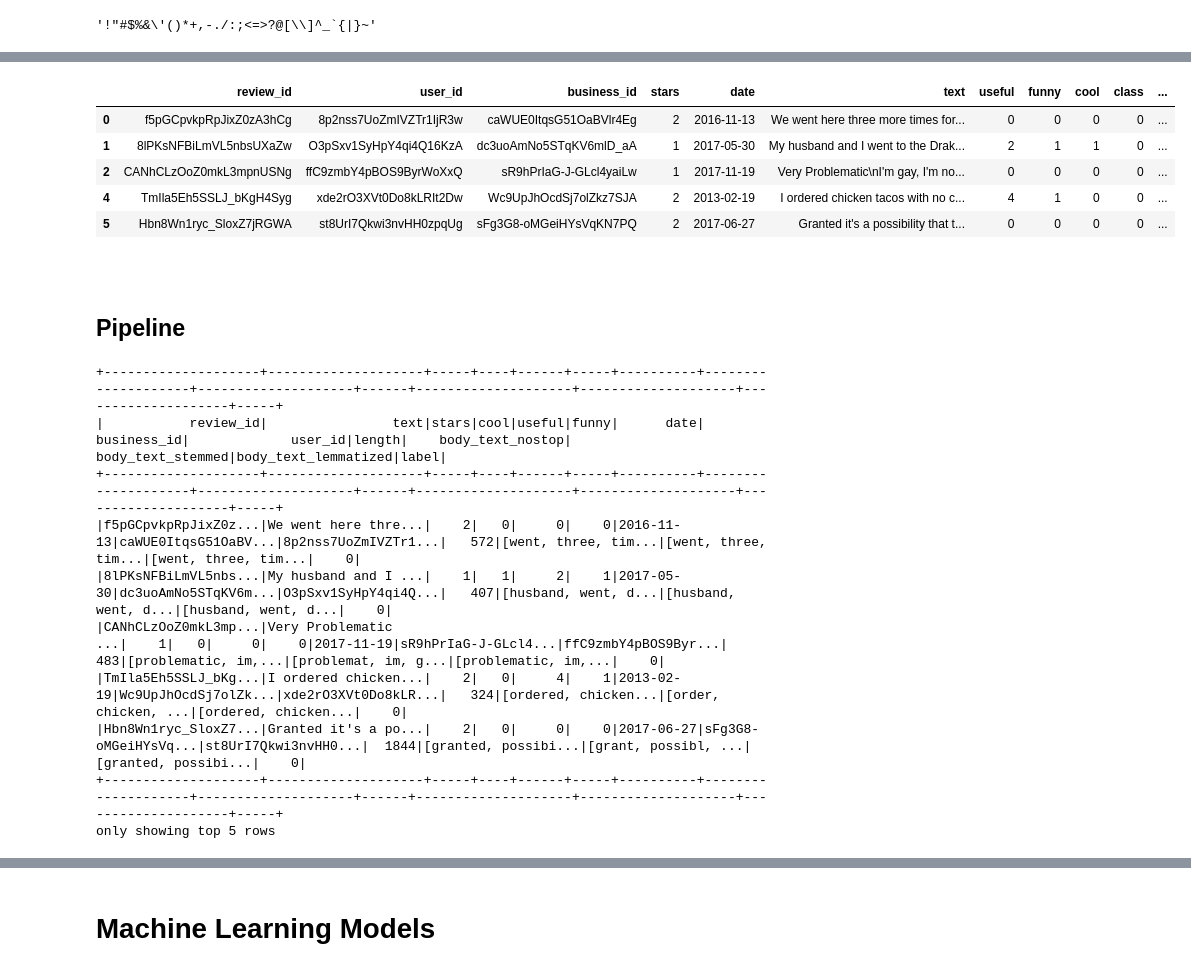
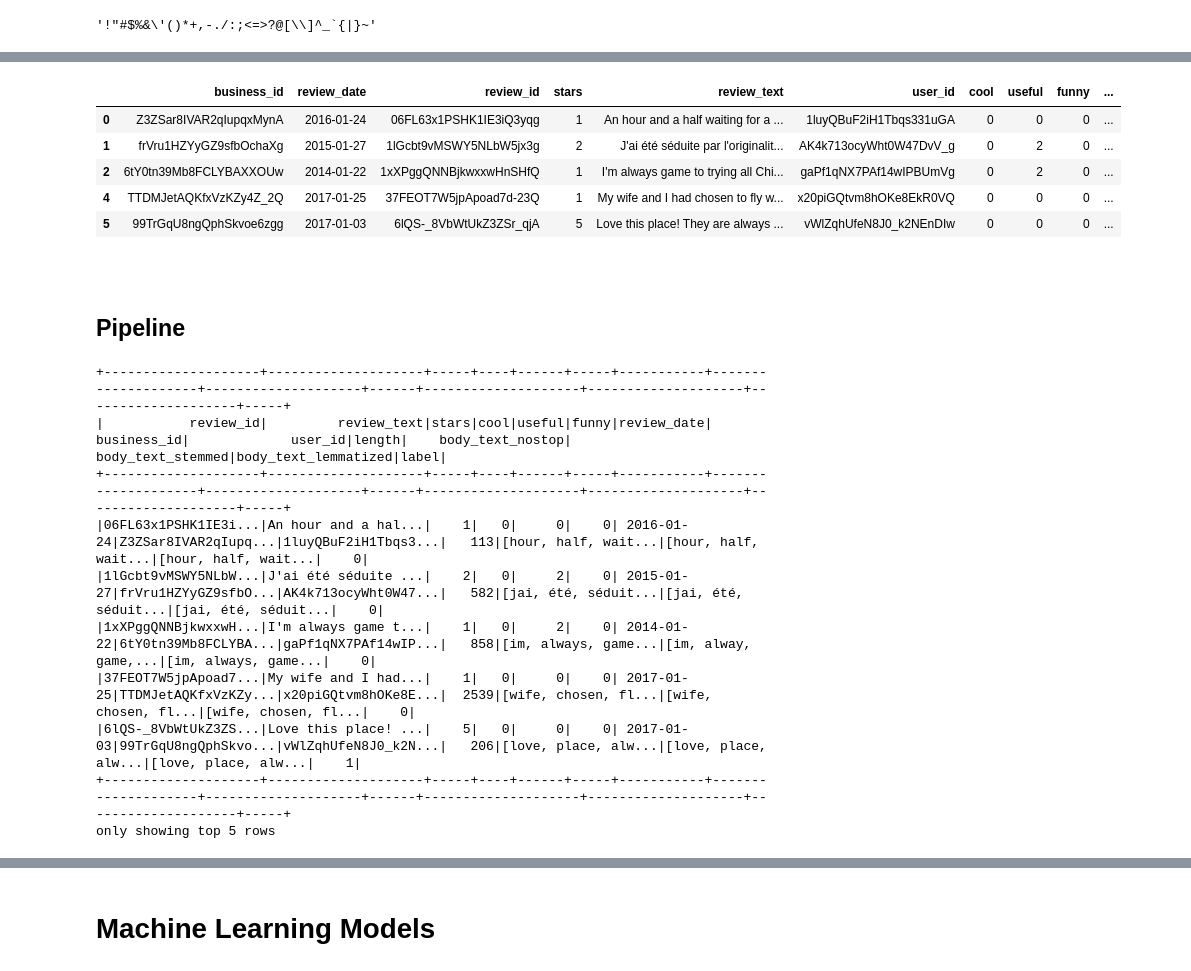
Before and after one commit to karenbennis/Xy, a Jupyter notebook: ml_model_binary_classification.ipynb, the cells around one changed output, grey strips where cells are left out. Saved outputs shown, nothing was run; the diff lists cells and outputs as text; code cells hidden in the pictures.

```diff
--- a/ml_model_binary_classification.ipynb
+++ b/ml_model_binary_classification.ipynb
@@ -94,0 +147,4 @@ pandas_df.head()
+# %%
+# Join review_df2 and user_df2
+review_df2 = review_df2.join(user_df2, on="review_id", how="inner")
+review_df2.show(5)
@@ -94,0 +162,6 @@ pandas_df.head()
+# %%
+# Create DF with selected columns
+
+col_list = ['business_id', 'review_date', 'review_id', 'stars', 'review_text', 'user_id', 'cool', 'useful', 'funny']
+df = review_df2.select(col_list)
+df.show(5)
@@ -94,0 +179,6 @@ pandas_df.head()
+# %%
+import pandas as pd
+
+# Convert df to a pandas df
+pandas_df = df.select('*').toPandas()
+pandas_df.head()
@@ -141,7 +238,7 @@ def remove_punct(text):
   text_nopunct = ''.join([char for char in text if char not in string.punctuation])
   return text_nopunct
 
-pandas_df['body_text_clean'] = pandas_df['text'].apply(lambda x: remove_punct(x))
+pandas_df['body_text_clean'] = pandas_df['review_text'].apply(lambda x: remove_punct(x))
 
 pandas_df.head()
 # %% [output]
@@ -251,14 +348,14 @@ pandas_df.head()
 # %%
 # Add a length column to dataset
-pandas_df['length'] = pandas_df['text'].apply(len)
+pandas_df['length'] = pandas_df['review_text'].apply(len)
 pandas_df.head()
 # %% [output]
-|  | review_id | user_id | business_id | stars | date | text | useful | funny | cool | class | ... |
-| 0 | f5pGCpvkpRpJixZ0zA3hCg | 8p2nss7UoZmIVZTr1IjR3w | caWUE0ItqsG51OaBVlr4Eg | 2 | 2016-11-13 | We went here three more times for... | 0 | 0 | 0 | 0 | ... |
-| 1 | 8lPKsNFBiLmVL5nbsUXaZw | O3pSxv1SyHpY4qi4Q16KzA | dc3uoAmNo5STqKV6mlD_aA | 1 | 2017-05-30 | My husband and I went to the Drak... | 2 | 1 | 1 | 0 | ... |
-| 2 | CANhCLzOoZ0mkL3mpnUSNg | ffC9zmbY4pBOS9ByrWoXxQ | sR9hPrIaG-J-GLcl4yaiLw | 1 | 2017-11-19 | Very Problematic\nI'm gay, I'm no... | 0 | 0 | 0 | 0 | ... |
-| 4 | TmIla5Eh5SSLJ_bKgH4Syg | xde2rO3XVt0Do8kLRIt2Dw | Wc9UpJhOcdSj7olZkz7SJA | 2 | 2013-02-19 | I ordered chicken tacos with no c... | 4 | 1 | 0 | 0 | ... |
-| 5 | Hbn8Wn1ryc_SloxZ7jRGWA | st8UrI7Qkwi3nvHH0zpqUg | sFg3G8-oMGeiHYsVqKN7PQ | 2 | 2017-06-27 | Granted it's a possibility that t... | 0 | 0 | 0 | 0 | ... |
+|  | business_id | review_date | review_id | stars | review_text | user_id | cool | useful | funny | ... |
+| 0 | Z3ZSar8IVAR2qIupqxMynA | 2016-01-24 | 06FL63x1PSHK1IE3iQ3yqg | 1 | An hour and a half waiting for a ... | 1luyQBuF2iH1Tbqs331uGA | 0 | 0 | 0 | ... |
+| 1 | frVru1HZYyGZ9sfbOchaXg | 2015-01-27 | 1lGcbt9vMSWY5NLbW5jx3g | 2 | J'ai été séduite par l'originalit... | AK4k713ocyWht0W47DvV_g | 0 | 2 | 0 | ... |
+| 2 | 6tY0tn39Mb8FCLYBAXXOUw | 2014-01-22 | 1xXPggQNNBjkwxxwHnSHfQ | 1 | I'm always game to trying all Chi... | gaPf1qNX7PAf14wIPBUmVg | 0 | 2 | 0 | ... |
+| 4 | TTDMJetAQKfxVzKZy4Z_2Q | 2017-01-25 | 37FEOT7W5jpApoad7d-23Q | 1 | My wife and I had chosen to fly w... | x20piGQtvm8hOKe8EkR0VQ | 0 | 0 | 0 | ... |
+| 5 | 99TrGqU8ngQphSkvoe6zgg | 2017-01-03 | 6lQS-_8VbWtUkZ3ZSr_qjA | 5 | Love this place! They are always ... | vWlZqhUfeN8J0_k2NEnDIw | 0 | 0 | 0 | ... |
 # %% [markdown]
 ## <br></br>**Pipeline**<br></br>
 # %%
@@ -266,22 +363,21 @@ pandas_df.head()
 pandas_df_copy = pandas_df.copy()
 
 # Select columns for the DataFrame
-pandas_df_copy = pandas_df_copy[['review_id', 'text', 'stars', 'cool', 'useful', 'funny', 'date', 'business_id', 'user_id', 'length', 'body_text_nostop', 'body_text_stemmed', 'body_text_lemmatized','label']]
+pandas_df_copy = pandas_df_copy[['review_id', 'review_text', 'stars', 'cool', 'useful', 'funny', 'review_date', 'business_id', 'user_id', 'length', 'body_text_nostop', 'body_text_stemmed', 'body_text_lemmatized','label']]
 
 # Convert pandas_df to sparks df
 spark_df = spark.createDataFrame(pandas_df_copy)
 spark_df.show(5)
 # %% [output]
-+--------------------+--------------------+-----+----+------+-----+----------+--------------------+--------------------+------+--------------------+--------------------+--------------------+-----+
-|           review_id|                text|stars|cool|useful|funny|      date|         business_id|             user_id|length|    body_text_nostop|   body_text_stemmed|body_text_lemmatized|label|
-+--------------------+--------------------+-----+----+------+-----+----------+--------------------+--------------------+------+--------------------+--------------------+--------------------+-----+
-|f5pGCpvkpRpJixZ0z...|We went here thre...|    2|   0|     0|    0|2016-11-13|caWUE0ItqsG51OaBV...|8p2nss7UoZmIVZTr1...|   572|[went, three, tim...|[went, three, tim...|[went, three, tim...|    0|
-|8lPKsNFBiLmVL5nbs...|My husband and I ...|    1|   1|     2|    1|2017-05-30|dc3uoAmNo5STqKV6m...|O3pSxv1SyHpY4qi4Q...|   407|[husband, went, d...|[husband, went, d...|[husband, went, d...|    0|
-|CANhCLzOoZ0mkL3mp...|Very Problematic
-...|    1|   0|     0|    0|2017-11-19|sR9hPrIaG-J-GLcl4...|ffC9zmbY4pBOS9Byr...|   483|[problematic, im,...|[problemat, im, g...|[problematic, im,...|    0|
-|TmIla5Eh5SSLJ_bKg...|I ordered chicken...|    2|   0|     4|    1|2013-02-19|Wc9UpJhOcdSj7olZk...|xde2rO3XVt0Do8kLR...|   324|[ordered, chicken...|[order, chicken, ...|[ordered, chicken...|    0|
-|Hbn8Wn1ryc_SloxZ7...|Granted it's a po...|    2|   0|     0|    0|2017-06-27|sFg3G8-oMGeiHYsVq...|st8UrI7Qkwi3nvHH0...|  1844|[granted, possibi...|[grant, possibl, ...|[granted, possibi...|    0|
-+--------------------+--------------------+-----+----+------+-----+----------+--------------------+--------------------+------+--------------------+--------------------+--------------------+-----+
++--------------------+--------------------+-----+----+------+-----+-----------+--------------------+--------------------+------+--------------------+--------------------+--------------------+-----+
+|           review_id|         review_text|stars|cool|useful|funny|review_date|         business_id|             user_id|length|    body_text_nostop|   body_text_stemmed|body_text_lemmatized|label|
++--------------------+--------------------+-----+----+------+-----+-----------+--------------------+--------------------+------+--------------------+--------------------+--------------------+-----+
+|06FL63x1PSHK1IE3i...|An hour and a hal...|    1|   0|     0|    0| 2016-01-24|Z3ZSar8IVAR2qIupq...|1luyQBuF2iH1Tbqs3...|   113|[hour, half, wait...|[hour, half, wait...|[hour, half, wait...|    0|
+|1lGcbt9vMSWY5NLbW...|J'ai été séduite ...|    2|   0|     2|    0| 2015-01-27|frVru1HZYyGZ9sfbO...|AK4k713ocyWht0W47...|   582|[jai, été, séduit...|[jai, été, séduit...|[jai, été, séduit...|    0|
+|1xXPggQNNBjkwxxwH...|I'm always game t...|    1|   0|     2|    0| 2014-01-22|6tY0tn39Mb8FCLYBA...|gaPf1qNX7PAf14wIP...|   858|[im, always, game...|[im, alway, game,...|[im, always, game...|    0|
+|37FEOT7W5jpApoad7...|My wife and I had...|    1|   0|     0|    0| 2017-01-25|TTDMJetAQKfxVzKZy...|x20piGQtvm8hOKe8E...|  2539|[wife, chosen, fl...|[wife, chosen, fl...|[wife, chosen, fl...|    0|
+|6lQS-_8VbWtUkZ3ZS...|Love this place! ...|    5|   0|     0|    0| 2017-01-03|99TrGqU8ngQphSkvo...|vWlZqhUfeN8J0_k2N...|   206|[love, place, alw...|[love, place, alw...|[love, place, alw...|    1|
++--------------------+--------------------+-----+----+------+-----+-----------+--------------------+--------------------+------+--------------------+--------------------+--------------------+-----+
 only showing top 5 rows
 # %%
 # Import functions
```
Also changed, not shown: parts of 28 cells of this notebook.
